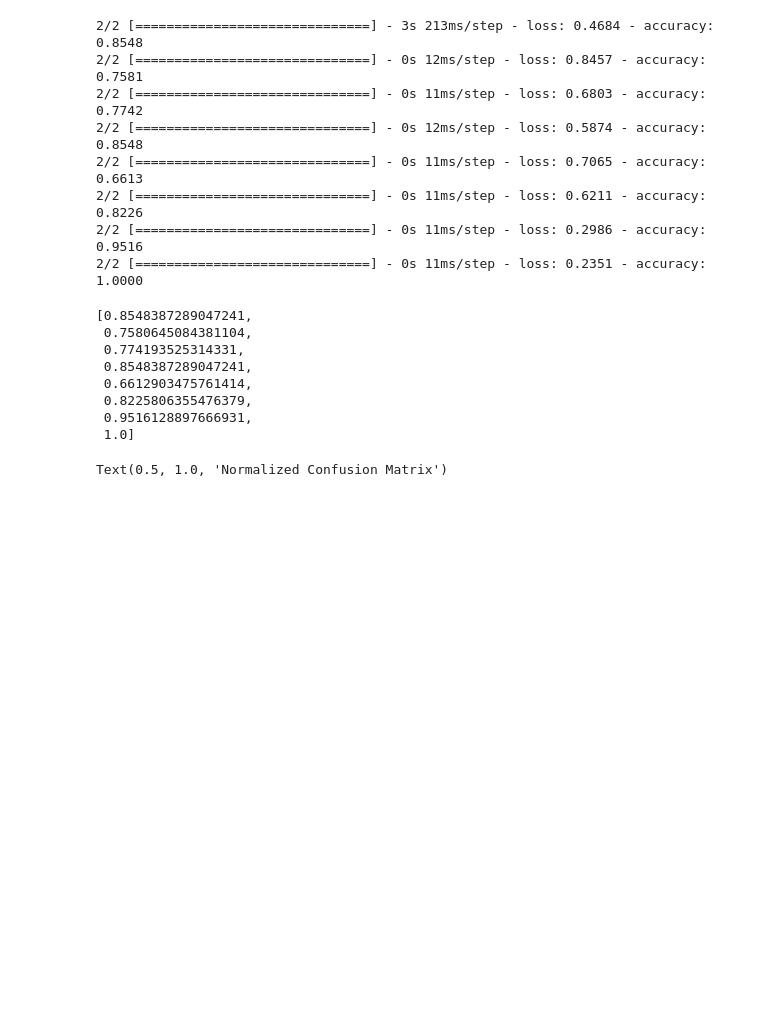
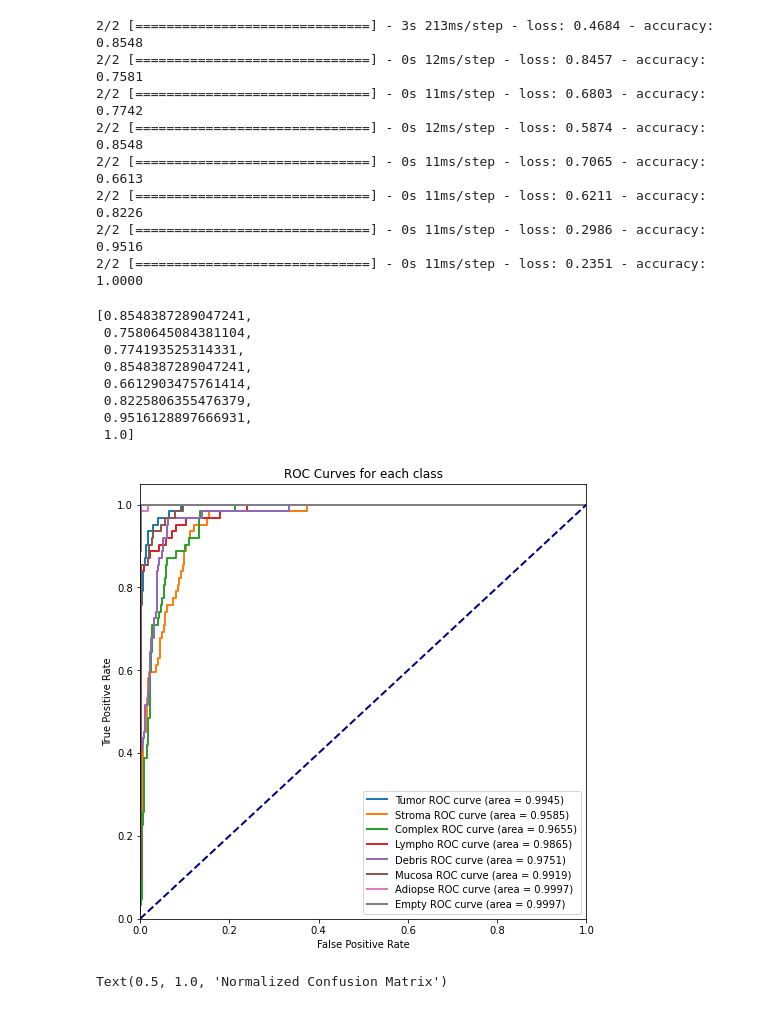
Before and after one commit to scumzilla/-ECE1512_2022W_ProjectRepo_StephanieDiNunzio, a Jupyter notebook: Project A/Project_A_Supp/HMT.ipynb, the cells around one changed output. Saved outputs shown, nothing was run; the diff lists cells and outputs as text; code cells hidden in the pictures; blank space fills up the shorter version.

```diff
--- a/Project A/Project_A_Supp/HMT.ipynb
+++ b/Project A/Project_A_Supp/HMT.ipynb
@@ -213,3 +228,26 @@ class_acc
+# %%
+plt.figure(figsize=(8,8))
+lw = 2
+
+class_names = ['Tumor', 'Stroma', 'Complex', 'Lympho', 'Debris', 'Mucosa', 'Adiopse', 'Empty']
+
+for i in range(8):
+    plt.plot(
+        fpr[i],
+        tpr[i],
+        lw=lw,
+        label="%s ROC curve (area = %0.4f)" % (class_names[i], roc_auc[i]),
+    )
+plt.plot([0, 1], [0, 1], color="navy", lw=lw, linestyle="--")
+plt.xlim([0.0, 1.0])
+plt.ylim([0.0, 1.05])
+plt.xlabel("False Positive Rate")
+plt.ylabel("True Positive Rate")
+plt.title("ROC Curves for each class")
+plt.legend(loc="lower right")
+plt.show()
+# %% [output]
+[figure, added]
 # %%
 # E Confusion Matrix
 from sklearn.metrics import ConfusionMatrixDisplay
```
Also changed, not shown: parts of 12 cells of this notebook, 6 other files.
